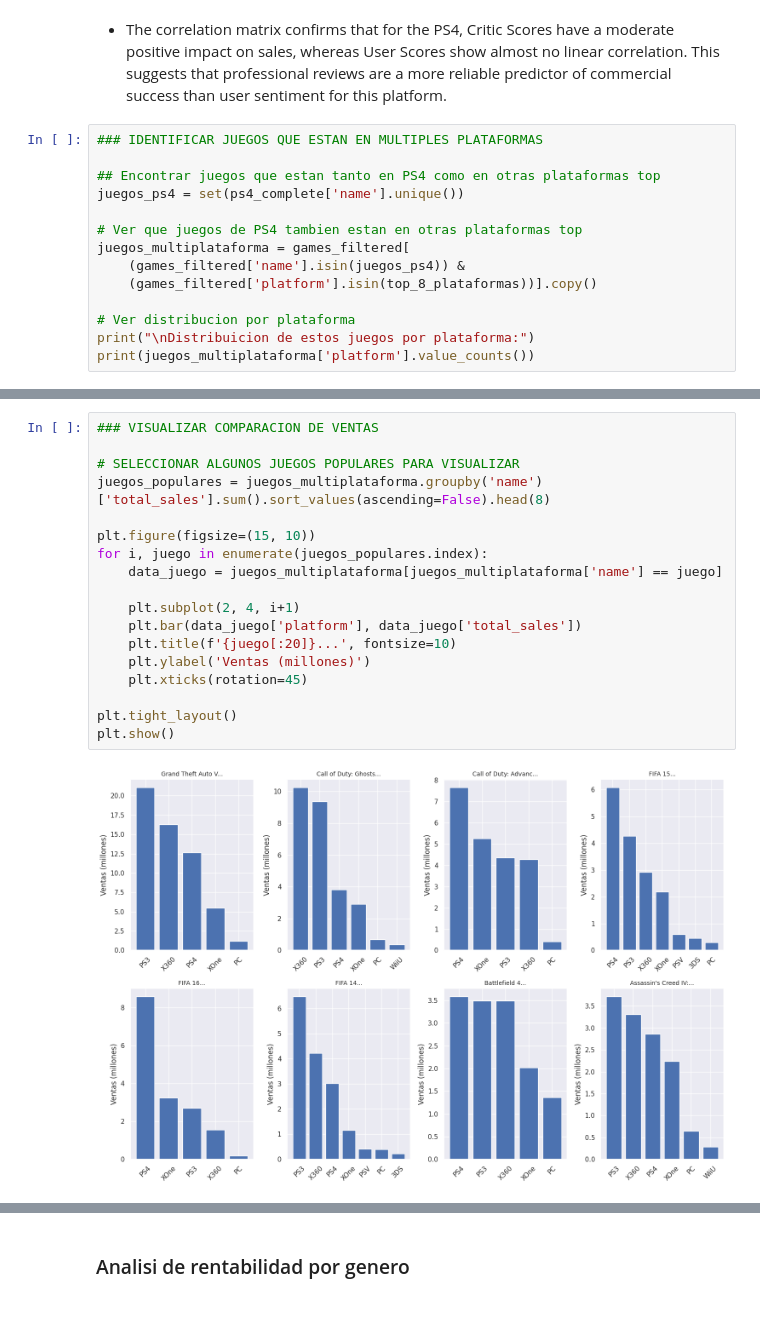
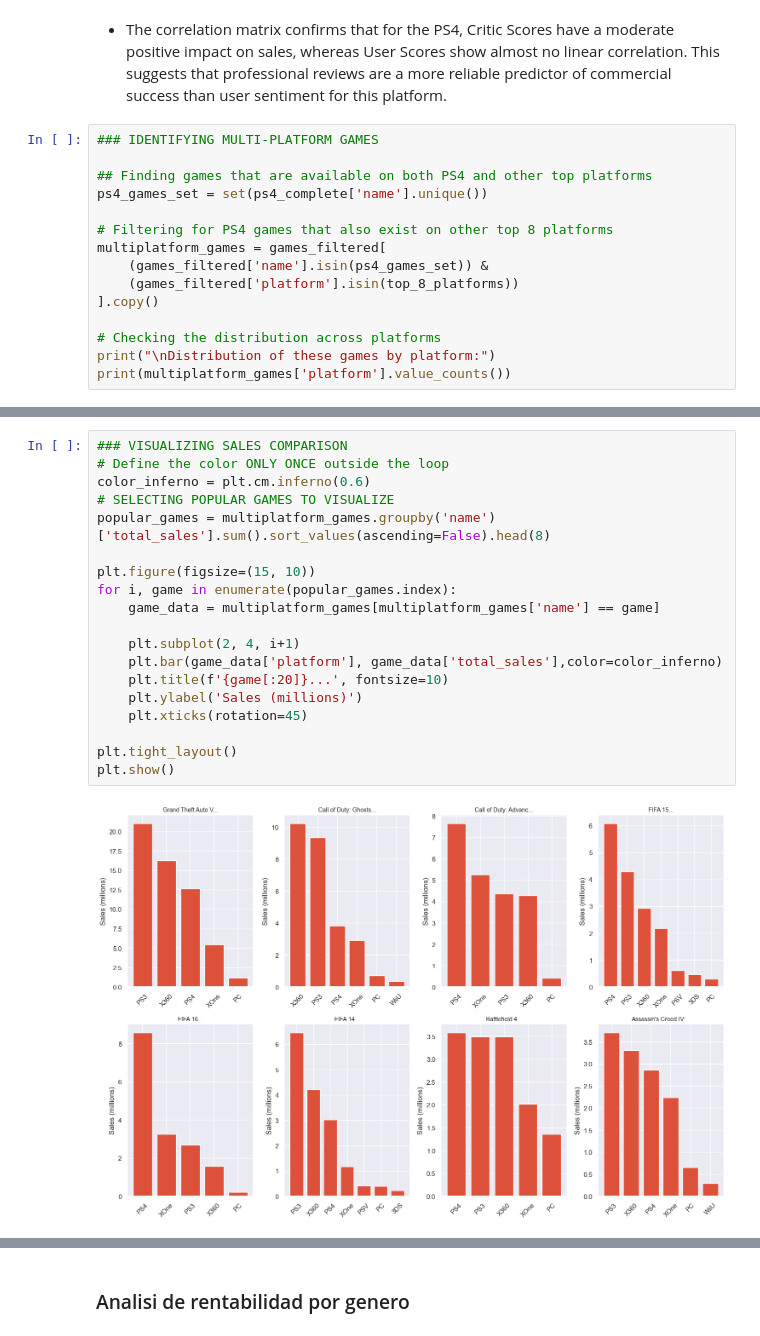
Before and after one commit to juliethrodri24-web/analisis_ventas_videojuegos_tienda, a Jupyter notebook: notebook.ipynb, the cells around one changed output, grey strips where cells are left out. Saved outputs shown, nothing was run; the diff lists cells and outputs as text.

```diff
--- a/notebook.ipynb
+++ b/notebook.ipynb
@@ -1050,17 +1050,18 @@ Name: total_sales, dtype: float64
 # %% [markdown]
 - The correlation matrix confirms that for the PS4, Critic Scores have a moderate positive impact on sales, whereas User Scores show almost no linear correlation. This suggests that professional reviews are a more reliable predictor of commercial success than user sentiment for this platform.
 # %%
-### IDENTIFICAR JUEGOS QUE ESTAN EN MULTIPLES PLATAFORMAS
+### IDENTIFYING MULTI-PLATFORM GAMES
 
-## Encontrar juegos que estan tanto en PS4 como en otras plataformas top
-juegos_ps4 = set(ps4_complete['name'].unique())
+## Finding games that are available on both PS4 and other top platforms
+ps4_games_set = set(ps4_complete['name'].unique())
 
-# Ver que juegos de PS4 tambien estan en otras plataformas top
-juegos_multiplataforma = games_filtered[
-    (games_filtered['name'].isin(juegos_ps4)) &
-    (games_filtered['platform'].isin(top_8_plataformas))].copy()
+# Filtering for PS4 games that also exist on other top 8 platforms
+multiplatform_games = games_filtered[
+    (games_filtered['name'].isin(ps4_games_set)) &
+    (games_filtered['platform'].isin(top_8_platforms))
+].copy()
 
-# Ver distribucion por plataforma
-print("\nDistribuicion de estos juegos por plataforma:")
-print(juegos_multiplataforma['platform'].value_counts())
+# Checking the distribution across platforms
+print("\nDistribution of these games by platform:")
+print(multiplatform_games['platform'].value_counts())
 # %% [output]
@@ -1102,22 +1104,23 @@ Primeros 10 juegos -ventas por plataforma:
 | Assassin's Creed IV: Black Flag | 0.00 | 0.65 | 3.71 | 2.86 | 0.00 | 0.29 | 3.31 | 2.24 |
 | Assassin's Creed Syndicate | 0.00 | 0.22 | 0.00 | 3.39 | 0.00 | 0.00 | 0.00 | 1.29 |
 # %%
-### VISUALIZAR COMPARACION DE VENTAS
-
-# SELECCIONAR ALGUNOS JUEGOS POPULARES PARA VISUALIZAR
-juegos_populares = juegos_multiplataforma.groupby('name')['total_sales'].sum().sort_values(ascending=False).head(8)
+### VISUALIZING SALES COMPARISON
+# Define the color ONLY ONCE outside the loop
+color_inferno = plt.cm.inferno(0.6)
+# SELECTING POPULAR GAMES TO VISUALIZE
+popular_games = multiplatform_games.groupby('name')['total_sales'].sum().sort_values(ascending=False).head(8)
 
 plt.figure(figsize=(15, 10))
-for i, juego in enumerate(juegos_populares.index):
-    data_juego = juegos_multiplataforma[juegos_multiplataforma['name'] == juego]
+for i, game in enumerate(popular_games.index):
+    game_data = multiplatform_games[multiplatform_games['name'] == game]
 
     plt.subplot(2, 4, i+1)
-    plt.bar(data_juego['platform'], data_juego['total_sales'])
-    plt.title(f'{juego[:20]}...', fontsize=10)
-    plt.ylabel('Ventas (millones)')
+    plt.bar(game_data['platform'], game_data['total_sales'],color=color_inferno)
+    plt.title(f'{game[:20]}...', fontsize=10)
+    plt.ylabel('Sales (millions)')
     plt.xticks(rotation=45)
 
 plt.tight_layout()
 plt.show()
 # %% [output]
-[figure, old version]
+[figure, new version]
```
Also changed, not shown: parts of 8 cells of this notebook.
